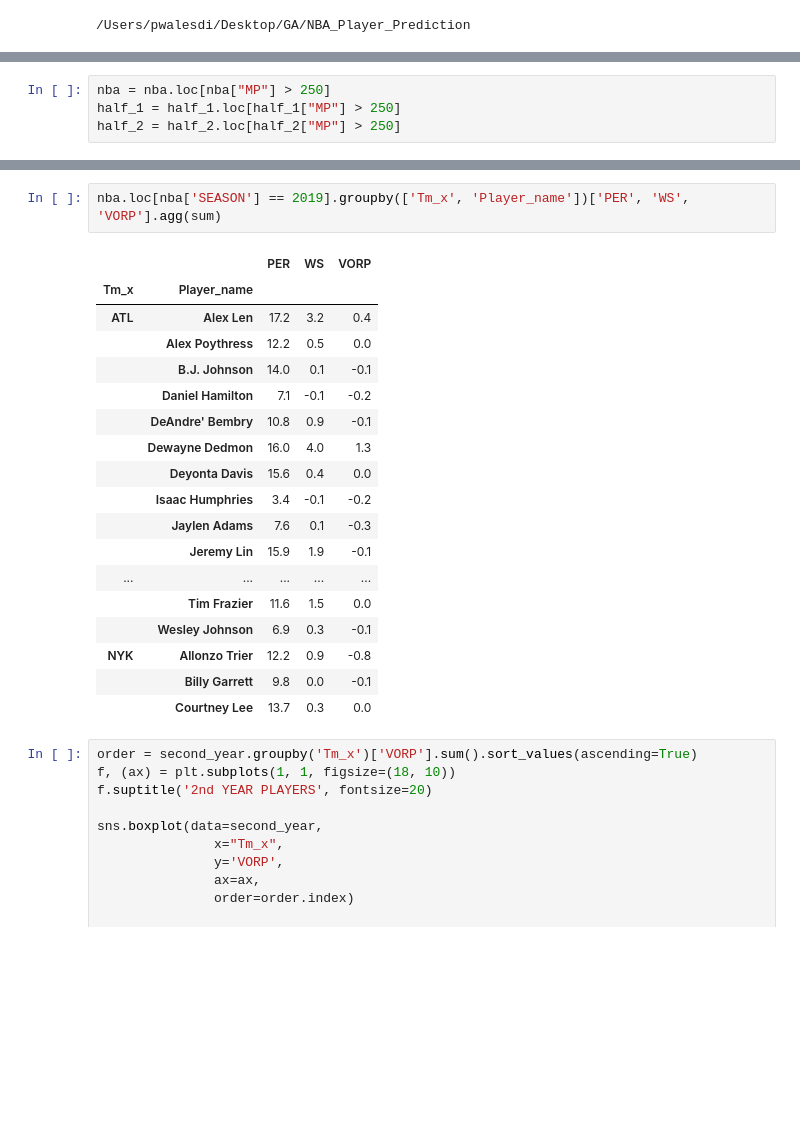
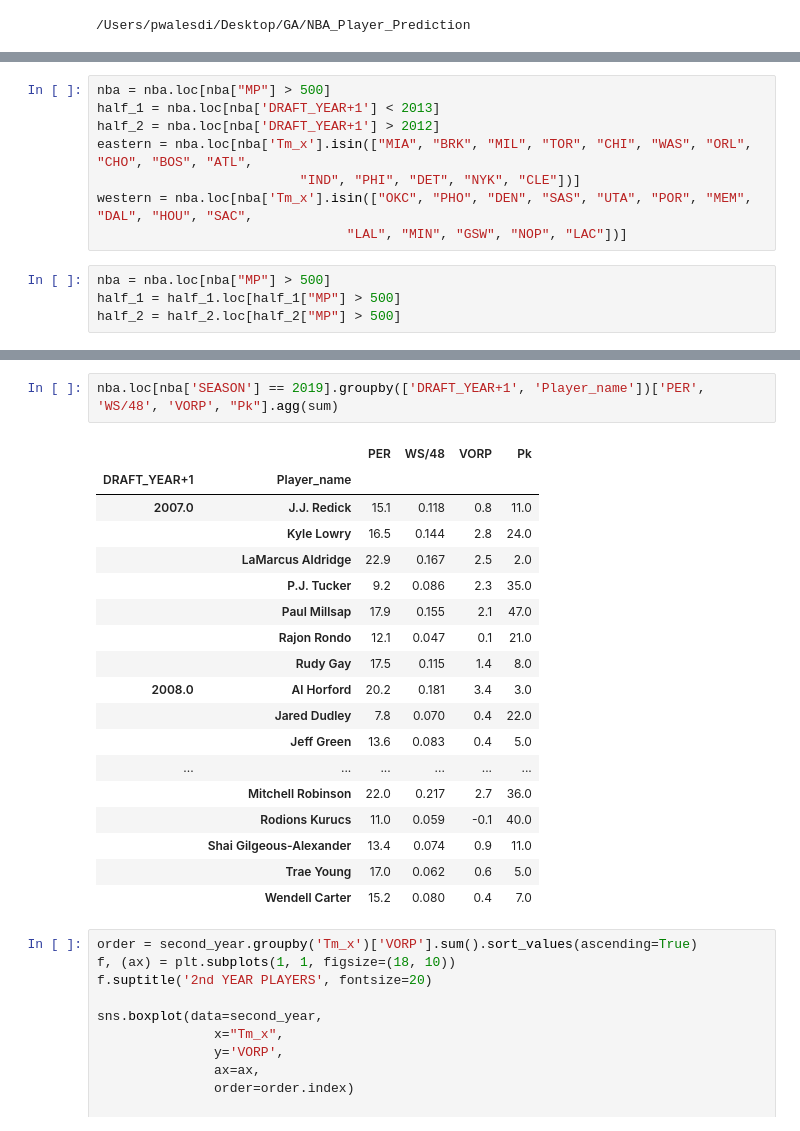
Before and after one commit to pwalesdi/NBA_Player_Prediction, a Jupyter notebook: NBA_Exploration.ipynb, the cells around one changed output, grey strips where cells are left out. Cells and saved outputs as stored; diff of their text form; blank space fills up the shorter version.

```diff
--- a/NBA_Exploration.ipynb
+++ b/NBA_Exploration.ipynb
@@ -36,7 +57,15 @@ half_2 = nba.loc[nba['DRAFT_YEAR+1'] > 2012]
+# %%
+nba = nba.loc[nba["MP"] > 500]
+half_1 = nba.loc[nba['DRAFT_YEAR+1'] < 2013]
+half_2 = nba.loc[nba['DRAFT_YEAR+1'] > 2012]
+eastern = nba.loc[nba['Tm_x'].isin(["MIA", "BRK", "MIL", "TOR", "CHI", "WAS", "ORL", "CHO", "BOS", "ATL",
+                          "IND", "PHI", "DET", "NYK", "CLE"])]
+western = nba.loc[nba['Tm_x'].isin(["OKC", "PHO", "DEN", "SAS", "UTA", "POR", "MEM", "DAL", "HOU", "SAC",
+                                "LAL", "MIN", "GSW", "NOP", "LAC"])]
 # %%
-nba = nba.loc[nba["MP"] > 250]
-half_1 = half_1.loc[half_1["MP"] > 250]
-half_2 = half_2.loc[half_2["MP"] > 250]
+nba = nba.loc[nba["MP"] > 500]
+half_1 = half_1.loc[half_1["MP"] > 500]
+half_2 = half_2.loc[half_2["MP"] > 500]
 # %%
 bins = [0, 10, 20, 30, 40, 50, 60]
 bins_2 = [0, 5, 10, 15, 20, 25, 30, 35, 40, 45, 50, 55, 60]
@@ -134,24 +224,24 @@ f.savefig("ws_per48_dftYR_byRound_2.png")
 # %%
-nba.loc[nba['SEASON'] == 2019].groupby(['Tm_x', 'Player_name'])['PER', 'WS', 'VORP'].agg(sum)
+nba.loc[nba['SEASON'] == 2019].groupby(['DRAFT_YEAR+1', 'Player_name'])['PER', 'WS/48', 'VORP', "Pk"].agg(sum)
 # %% [output]
-|  |  | PER | WS | VORP |
-| Tm_x | Player_name |  |  |  |
-| ATL | Alex Len | 17.2 | 3.2 | 0.4 |
-|  | Alex Poythress | 12.2 | 0.5 | 0.0 |
-|  | B.J. Johnson | 14.0 | 0.1 | -0.1 |
-|  | Daniel Hamilton | 7.1 | -0.1 | -0.2 |
-|  | DeAndre' Bembry | 10.8 | 0.9 | -0.1 |
-|  | Dewayne Dedmon | 16.0 | 4.0 | 1.3 |
-|  | Deyonta Davis | 15.6 | 0.4 | 0.0 |
-|  | Isaac Humphries | 3.4 | -0.1 | -0.2 |
-|  | Jaylen Adams | 7.6 | 0.1 | -0.3 |
-|  | Jeremy Lin | 15.9 | 1.9 | -0.1 |
-| ... | ... | ... | ... | ... |
-|  | Tim Frazier | 11.6 | 1.5 | 0.0 |
-|  | Wesley Johnson | 6.9 | 0.3 | -0.1 |
-| NYK | Allonzo Trier | 12.2 | 0.9 | -0.8 |
-|  | Billy Garrett | 9.8 | 0.0 | -0.1 |
-|  | Courtney Lee | 13.7 | 0.3 | 0.0 |
+|  |  | PER | WS/48 | VORP | Pk |
+| DRAFT_YEAR+1 | Player_name |  |  |  |  |
+| 2007.0 | J.J. Redick | 15.1 | 0.118 | 0.8 | 11.0 |
+|  | Kyle Lowry | 16.5 | 0.144 | 2.8 | 24.0 |
+|  | LaMarcus Aldridge | 22.9 | 0.167 | 2.5 | 2.0 |
+|  | P.J. Tucker | 9.2 | 0.086 | 2.3 | 35.0 |
+|  | Paul Millsap | 17.9 | 0.155 | 2.1 | 47.0 |
+|  | Rajon Rondo | 12.1 | 0.047 | 0.1 | 21.0 |
+|  | Rudy Gay | 17.5 | 0.115 | 1.4 | 8.0 |
+| 2008.0 | Al Horford | 20.2 | 0.181 | 3.4 | 3.0 |
+|  | Jared Dudley | 7.8 | 0.070 | 0.4 | 22.0 |
+|  | Jeff Green | 13.6 | 0.083 | 0.4 | 5.0 |
+| ... | ... | ... | ... | ... | ... |
+|  | Mitchell Robinson | 22.0 | 0.217 | 2.7 | 36.0 |
+|  | Rodions Kurucs | 11.0 | 0.059 | -0.1 | 40.0 |
+|  | Shai Gilgeous-Alexander | 13.4 | 0.074 | 0.9 | 11.0 |
+|  | Trae Young | 17.0 | 0.062 | 0.6 | 5.0 |
+|  | Wendell Carter | 15.2 | 0.080 | 0.4 | 7.0 |
 # %%
 order = second_year.groupby('Tm_x')['VORP'].sum().sort_values(ascending=True)
 f, (ax) = plt.subplots(1, 1, figsize=(18, 10))
```
Also changed, not shown: parts of 15 cells of this notebook, 4 other files.
